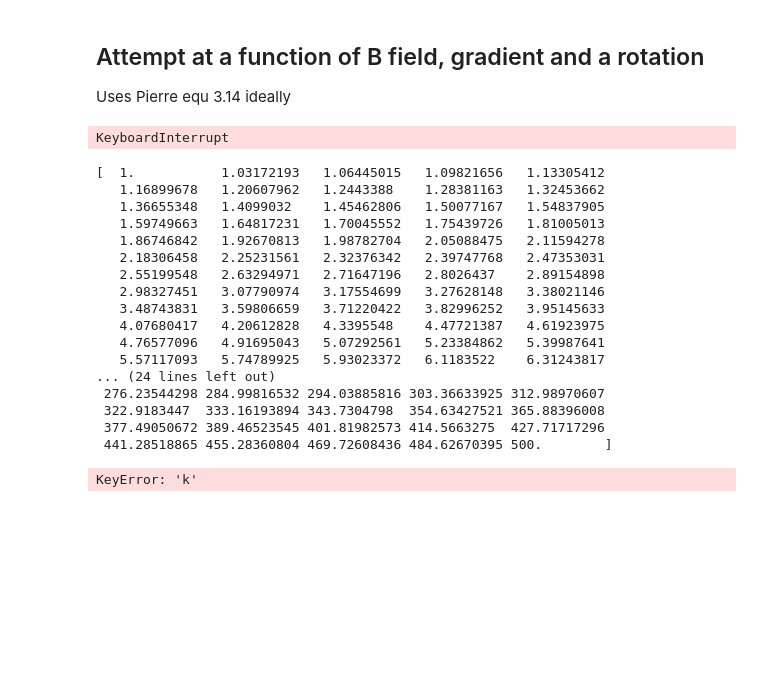
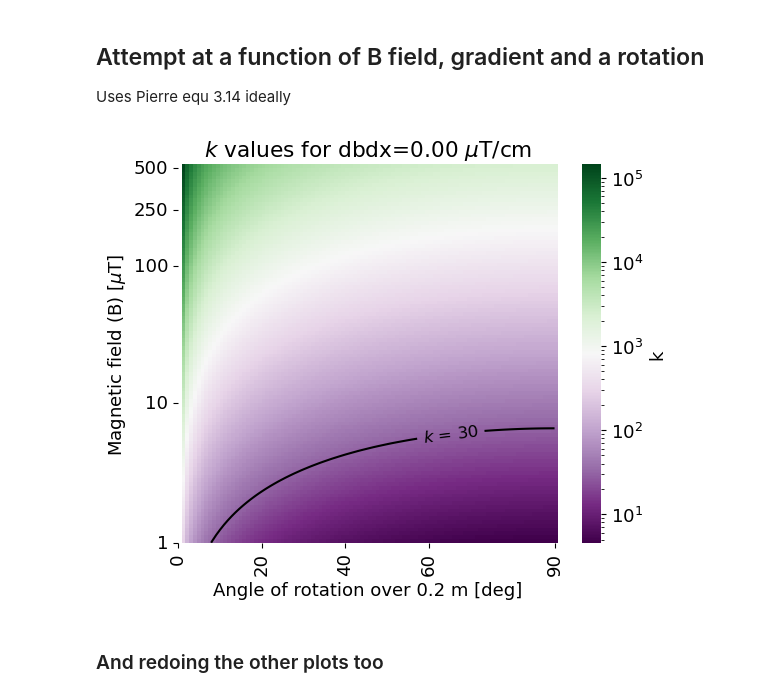
Before and after one commit to eklem1/AdiabaticSpinTransp, a Jupyter notebook: CalculatingK.ipynb, the cells around one changed output. Cells and saved outputs as stored; diff of their text form; code cells hidden in the pictures; blank space fills up the shorter version.

```diff
--- a/CalculatingK.ipynb
+++ b/CalculatingK.ipynb
@@ -676,7 +676,7 @@ def rotate(B_vec, angle):
     B_final = B_vec@rotMatrix
     return B_final
 # %%
-n = 200
+n = 100
 
 '''
 B value, by gradient (mag) by rotation angle
@@ -730,49 +730,35 @@ r_1 = [0,dx,0]
 for i in range(len(B_1)):
     # K_arr.append(Adi.K_equ3_14(v_vec, B_1[i], B_2[i], r_1, r_2, k_inf_set=False))
     K_arr.append(Adi.K_equ3_12(8, B_1[i], B_2[i], r_1, k_inf_set=True))
+    # K_arr.append(K_equ3_12(8, B_1[i], B_2[i], r_1, k_inf_set=True))
+
+
     # K_arr.append(Adi.K_equ320(8, B_1[i], B_2[i], r_1, k_inf_set=True))
 
 Bs_df['k'] = K_arr
-# %% [output]
-KeyboardInterrupt
 # %%
-print(Bs_df['B'].unique()*1e6)
+# print(Bs_df['B'].unique()*1e6)
 # print(Bs_df['angle'].unique())
 # print(Bs_df['dbdx'].unique()*1e6/100 #convert to uT/cm)
 
 # K_3vars_customAxis(B_df, oneVarVal, oneVar='B', xVar = 'dbdx',
 # yVar = 'angle', Vmin=None, Vmax=None, R_G=False):
 
 ticks = {'B' : np.array([1, 10, 100, 250, 500]),
         'angle' : np.array([0, 20, 40, 60, 90]),
         'dbdx' : np.array([.1, 1, 10, 20, ])}
 
-ax = K_3vars_customAxis(Bs_df, 1, Vmin=None, Vmax=None, R_G=1, ticks=ticks)
+# ax = K_3vars_customAxis(Bs_df, 14.868936, Vmin=None, Vmax=None, R_G=0, ticks=ticks)
 # ax = K_3vars_customAxis(Bs_df, 0, oneVar='angle', xVar = 'dbdx', yVar = 'B', R_G=False)
-# ax = K_3vars_customAxis(Bs_df, 0, oneVar='dbdx', xVar = 'angle', yVar = 'B', R_G=False)
+ax = K_3vars_customAxis(Bs_df, 0, oneVar='dbdx', xVar = 'angle', yVar = 'B', R_G=False)
 
 plt.tight_layout()
 
-# plt.savefig('Photos/KvsField/angle_vs_dB_1_klines.pdf', transparent=True)
-plt.savefig('Photos/KvsField/angle_vs_dB_1_klines_RG.pdf', transparent=True)
+# plt.savefig('Photos/KvsField/angle_vs_dB_15_klines.pdf', transparent=True)
+# plt.savefig('Photos/KvsField/angle_vs_dB_1_klines_RG.pdf', transparent=True)
 
 plt.show()
 # %% [output]
-[  1.           1.03172193   1.06445015   1.09821656   1.13305412
-   1.16899678   1.20607962   1.2443388    1.28381163   1.32453662
-   1.36655348   1.4099032    1.45462806   1.50077167   1.54837905
-   1.59749663   1.64817231   1.70045552   1.75439726   1.81005013
-   1.86746842   1.92670813   1.98782704   2.05088475   2.11594278
-   2.18306458   2.25231561   2.32376342   2.39747768   2.47353031
-   2.55199548   2.63294971   2.71647196   2.8026437    2.89154898
-   2.98327451   3.07790974   3.17554699   3.27628148   3.38021146
-   3.48743831   3.59806659   3.71220422   3.82996252   3.95145633
-   4.07680417   4.20612828   4.3395548    4.47721387   4.61923975
-   4.76577096   4.91695043   5.07292561   5.23384862   5.39987641
-   5.57117093   5.74789925   5.93023372   6.1183522    6.31243817
-... (24 lines left out)
- 276.23544298 284.99816532 294.03885816 303.36633925 312.98970607
- 322.9183447  333.16193894 343.7304798  354.63427521 365.88396008
- 377.49050672 389.46523545 401.81982573 414.5663275  427.71717296
- 441.28518865 455.28360804 469.72608436 484.62670395 500.        ]
-KeyError: 'k'
+[figure, added]
+# %% [markdown]
+### And redoing the other plots too
```
Also changed, not shown: parts of 10 cells of this notebook, 4 other files.
